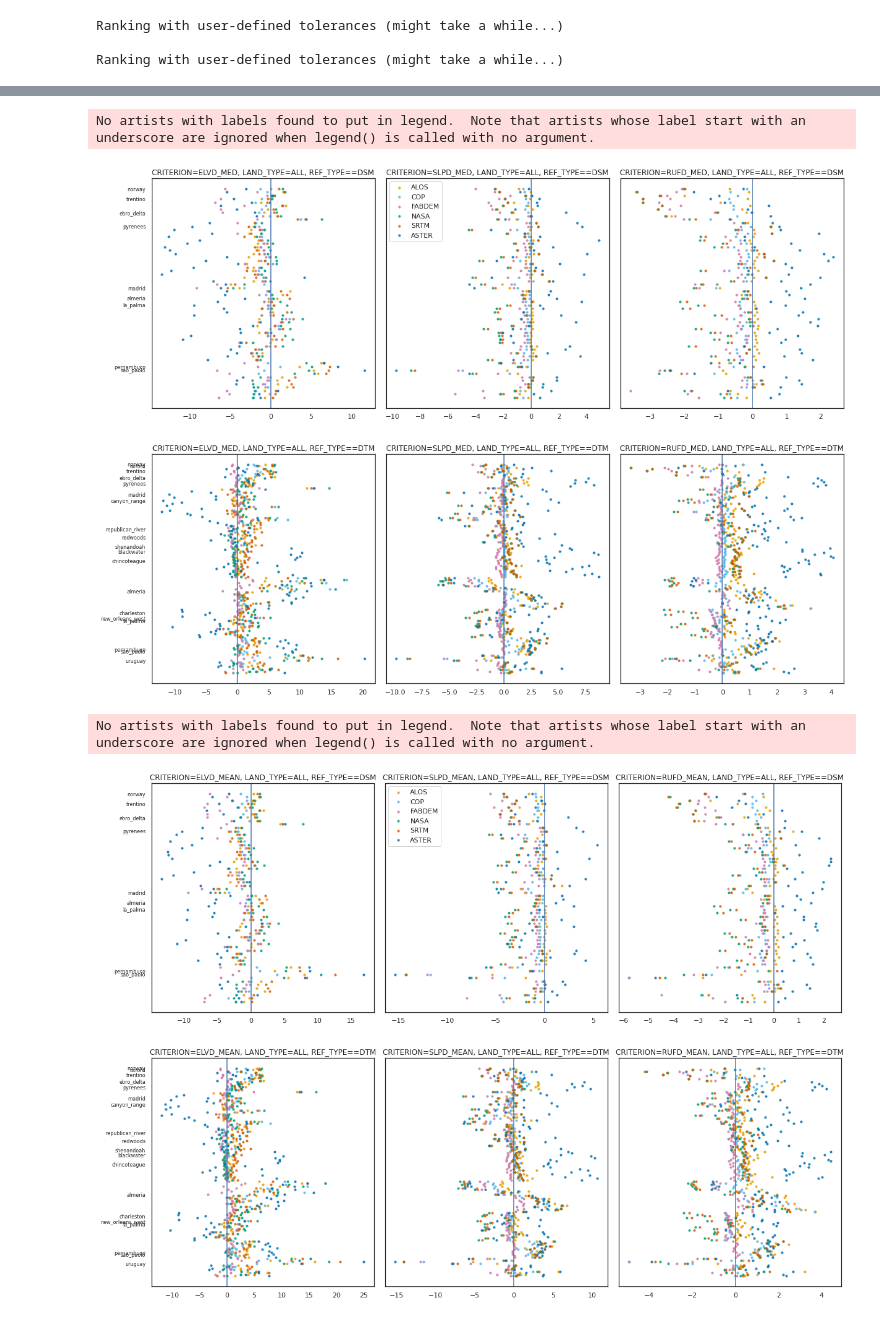
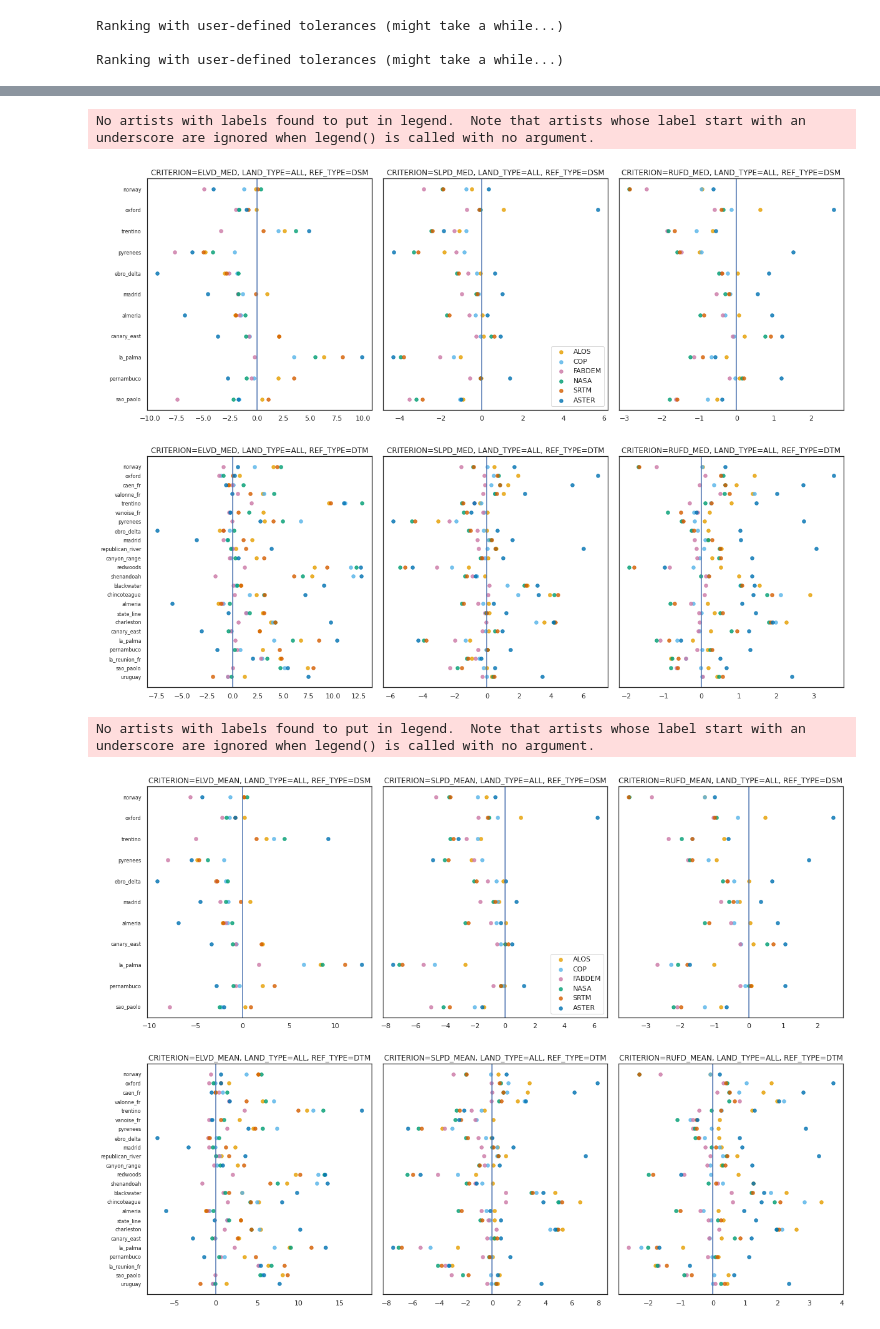
Before and after one commit to CarlosGrohmann/DEMIX_wine_contest, a Jupyter notebook: DEMIX_wineContest_notebook.ipynb, the cells around one changed output, grey strips where cells are left out. Cells and saved outputs as stored; diff of their text form; code cells hidden in the pictures.

```diff
--- a/DEMIX_wineContest_notebook.ipynb
+++ b/DEMIX_wineContest_notebook.ipynb
@@ -308,0 +330,19 @@ plt.colorbar(mappable, ax=ax6)
+# %%
+def plot_bars_2tiles(df, tiles_list, crit_list, fname):
+    grid_kws = {'width_ratios': (0.48, 0.48), 'wspace': 0.1} # size of subplots
+    fig, axes = plt.subplots(1, 2, gridspec_kw=grid_kws,figsize=(20,6.6))#, sharey='row')
+    #---------------------------------------
+    ref = 'DTM'
+    for i in [0,1]:
+        ax=axes[i]
+        tile = tiles_list[i]
+        cond = f"DEMIX_TILE=='{tile}' and REF_TYPE=='{ref}' and LAND_TYPE=='ALL' and CRITERION in {crit_list}"
+        ax.set_title(f'DEMIX Tile {tile}')
+        df_cond = df.query(cond).copy().set_index('CRITERION')
+        df_cond.plot(ax=ax,kind='bar',yerr='TOLERANCE',color=palette,alpha=0.8,rot=0,width=0.8)
+    # save fig
+    if fname:
+        plt.savefig(fname, dpi=300)
+
+fname = '2tiles_barplot_2023-06.svg'
+plot_bars_2tiles(df, tiles_list, crit_list, fname=fname)
@@ -450,11 +492,18 @@ plt.show()
 # %%
-csv_file = 'demix_database_v1.csv'
+# re-read the demix database and sort by area
 csv_means = f'{root_dir}/{csv_file}'
 df = pd.read_csv(csv_means, sep=',',engine='python',comment='#',quotechar='"')
-df_sort = df.sort_values(by='AREA', key=lambda column: column.map(lambda e: tile_sort.index(e)))
+df = df[['AREA','REF_TYPE','LAND_TYPE','CRITERION', 'FABDEM', 'COP', 'ALOS', 'NASA','SRTM', 'ASTER']]
+# df_sort = df.sort_values(by='AREA', key=lambda column: column.map(lambda e: tile_sort.index(e)))
 
 medians = ['ELVD_MED','SLPD_MED','RUFD_MED']
 means = ['ELVD_MEAN','SLPD_MEAN','RUFD_MEAN']
 ref_lst = ['DSM','DTM']
 ref_medians = [(x,y) for x in ref_lst for y in medians] # or list(itertools.product(ref_lst, medians))
 ref_means = [(x,y) for x in ref_lst for y in means]
+# %%
+# select only ALL landtypesm then groupby and get means
+df_cond = df.query(f"LAND_TYPE=='ALL'").copy()
+df_group = df_cond.groupby(['AREA','REF_TYPE','CRITERION']).mean()
+df_sort = df_group.sort_values(by='AREA', key=lambda column: column.map(lambda e: tile_sort.index(e)))
+df_sort
@@ -461,5 +525,5 @@ ref_means = [(x,y) for x in ref_lst for y in means]
 # %%
-def plot_avgs(ref_avg, fname):
+def plot_avgs(ref_avg, fname=None):
     grid_kws = {'width_ratios': (0.3, 0.3, 0.3), 'wspace': 0.05} # size of subplots
     fig, axes = plt.subplots(2, 3, gridspec_kw=grid_kws,figsize=(20,15), sharey='row')
     # plot
@@ -467,13 +531,14 @@ def plot_avgs(ref_avg, fname):
         ax = axes.flatten()[i]
         ref = ref_avg[i][0]
         med = ref_avg[i][1]
-        cond = f"REF_TYPE=='{ref}' and LAND_TYPE=='ALL' and CRITERION=='{med}'"
+        cond = f"REF_TYPE=='{ref}' and CRITERION=='{med}'"
         title = f'CRITERION={med}, LAND_TYPE=ALL, REF_TYPE={ref}'
         df_cond = df_sort.query(cond).copy().reset_index().reset_index()
         for dem in dem_order:
-            y_seq = df_cond['level_0'][::-1]
-            ax.scatter(y=y_seq, x=df_cond[dem], label=dem, marker='o', s=10, alpha=0.8, c=dem_clr_dict[dem])
+            y_seq = df_cond['index'][::-1]
+            ax.scatter(y=y_seq, x=df_cond[dem], label=dem, marker='o', s=30, alpha=0.8, c=dem_clr_dict[dem])
         ax.axvline(x=0)
+#         ax.set_xlim(-20,20)
         ax.set_title(title)
         ax.tick_params(axis='y', labelsize=8)
         area_list = list(df_cond['AREA'])
@@ -483,21 +548,22 @@ def plot_avgs(ref_avg, fname):
         ax.set_yticklabels(area_unique)
         axes.flatten()[1].legend();
     # save fig
-    plt.savefig(fname, dpi=300)
+    if fname:
+        plt.savefig(fname, dpi=300)
 # %%
 # MEDIANS
-fname = 'medians_elev_slp_ruf.svg'
+fname = 'medians_elev_slp_ruf_2023-06.svg'
 ref_avg=ref_medians
 plot_avgs(ref_avg, fname)
 # %% [output]
 No artists with labels found to put in legend.  Note that artists whose label start with an underscore are ignored when legend() is called with no argument.
-[figure, old version]
+[figure, new version]
 # %%
 # MEANS (very similar to medians)
-fname = 'means_elev_slp_ruf.svg'
+fname = 'means_elev_slp_ruf_2023-06.svg'
 ref_avg = ref_means
 plot_avgs(ref_avg, fname)
 # %% [output]
 No artists with labels found to put in legend.  Note that artists whose label start with an underscore are ignored when legend() is called with no argument.
-[figure, old version]
+[figure, new version]
 # %% [markdown]
```
Also changed, not shown: parts of 35 cells of this notebook.
